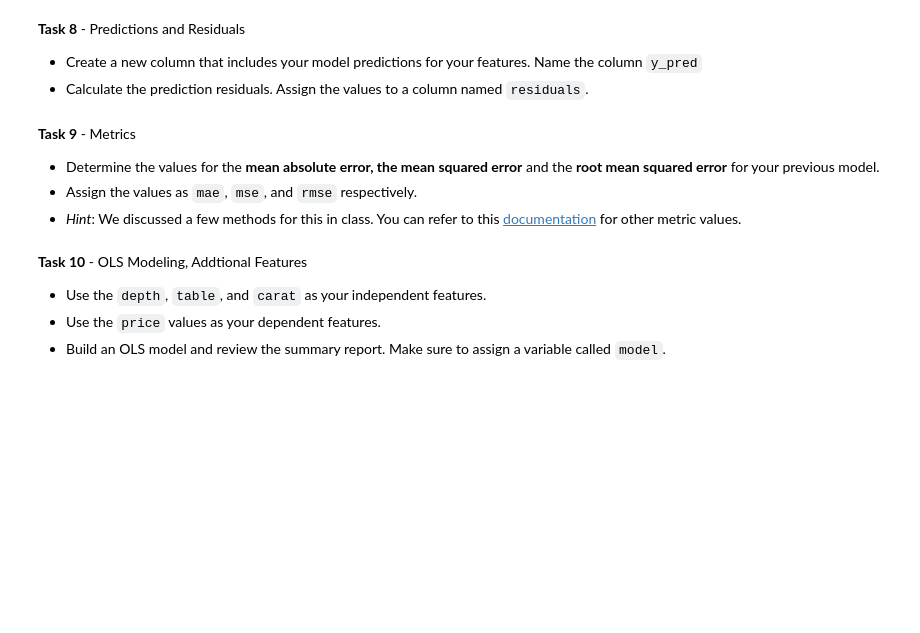
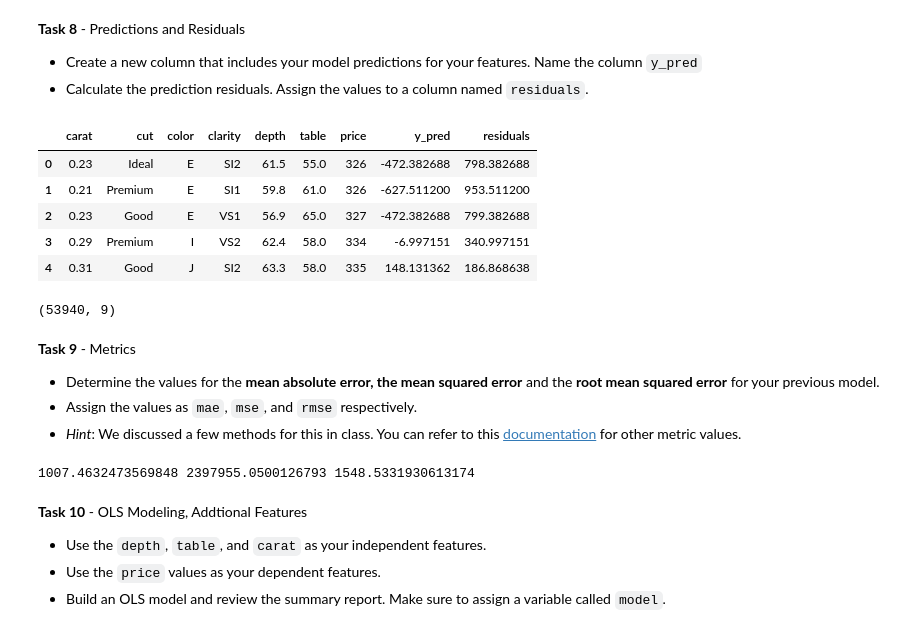
Before and after one commit to sikoh/DS-Linear-Algebra, a Jupyter notebook: Bias-Variance/DS_MetricsBias_Homework.ipynb, the cells around one changed output. Cells and saved outputs as stored; diff of their text form; code cells hidden in the pictures; blank space fills up the shorter version.

```diff
--- a/Bias-Variance/DS_MetricsBias_Homework.ipynb
+++ b/Bias-Variance/DS_MetricsBias_Homework.ipynb
@@ -165,6 +181,6 @@ raise NotImplementedError()
 #Task 7
 
 # YOUR CODE HERE
-raise NotImplementedError()
-
+#raise NotImplementedError()
+model = ols('price ~ carat', data = dia).fit()
 print(model.summary())
@@ -183,3 +212,27 @@ raise NotImplementedError()
+# %%
+#Task 8
+
+# YOUR CODE HERE
+#raise NotImplementedError()
+#one way
+# intercept, slope = model.params
+# dia['y_pred'] = intercept + slope*dia['carat']
+
+#second way
+dia['y_pred'] = model.predict()
+dia['residuals'] = dia['price'] - dia['y_pred']
+dia.head()
+# %% [output]
+|  | carat | cut | color | clarity | depth | table | price | y_pred | residuals |
+| 0 | 0.23 | Ideal | E | SI2 | 61.5 | 55.0 | 326 | -472.382688 | 798.382688 |
+| 1 | 0.21 | Premium | E | SI1 | 59.8 | 61.0 | 326 | -627.511200 | 953.511200 |
+| 2 | 0.23 | Good | E | VS1 | 56.9 | 65.0 | 327 | -472.382688 | 799.382688 |
+| 3 | 0.29 | Premium | I | VS2 | 62.4 | 58.0 | 334 | -6.997151 | 340.997151 |
+| 4 | 0.31 | Good | J | SI2 | 63.3 | 58.0 | 335 | 148.131362 | 186.868638 |
+# %%
+dia.shape
+# %% [output]
+(53940, 9)
 # %%
 #Task 8 - Test
 
@@ -194,9 +247,13 @@ assert dia.shape == (53940, 9), "Have you created the two columns?"
 #Task 9
 
 # YOUR CODE HERE
-raise NotImplementedError()
-
+#raise NotImplementedError()
+mae = metrics.mean_absolute_error(dia['price'], dia['y_pred'])
+mse = metrics.mean_squared_error(dia['price'], dia['y_pred'])
+rmse = np.sqrt(mse)
 print(mae, mse, rmse)
+# %% [output]
+1007.4632473569848 2397955.0500126793 1548.5331930613174
 # %%
 #Task 9 - Test
 # %% [markdown]
```
Also changed, not shown: parts of 13 cells of this notebook.
